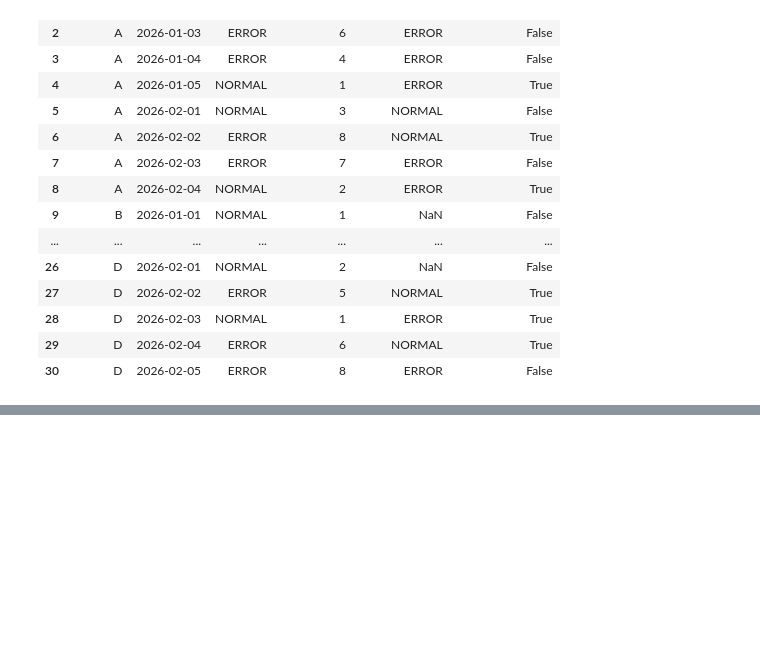
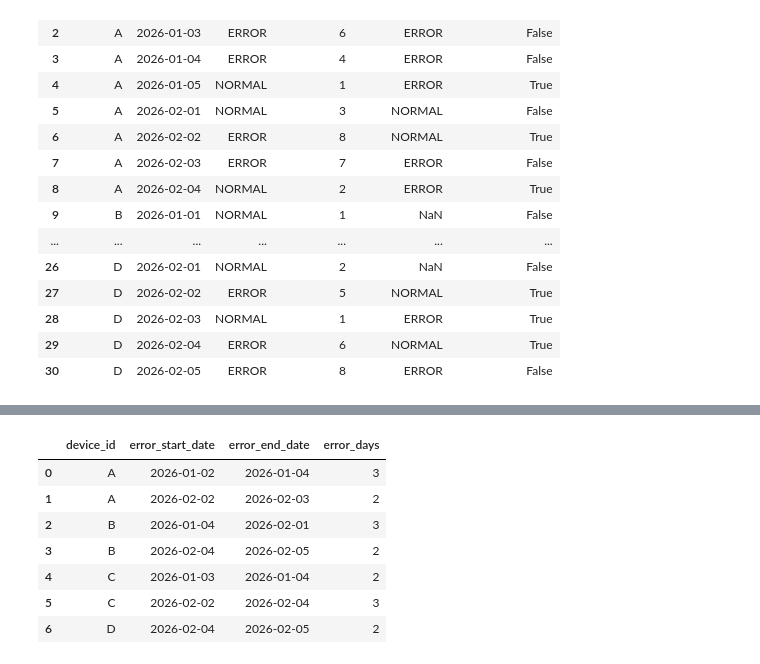
Before and after one commit to zhuimengren9527/projects, a Jupyter notebook: 02_sql_and_pandas/window_function/05_integrated_practice/01_device_daily_analysis_integrated.ipynb, the cells around one changed output, grey strips where cells are left out. Cells and saved outputs as stored; diff of their text form; code cells hidden in the pictures; blank space fills up the shorter version.

Commit message:
feat: complete status change and consecutive error analysis

```diff
--- a/02_sql_and_pandas/window_function/05_integrated_practice/01_device_daily_analysis_integrated.ipynb
+++ b/02_sql_and_pandas/window_function/05_integrated_practice/01_device_daily_analysis_integrated.ipynb
@@ -327,0 +366,88 @@ df_sql
+# %%
+
+query2 = """
+WITH status_bool AS (
+    SELECT
+        device_id,
+        stat_date,
+        status,
+        status = 'ERROR' AS status_is_error
+    FROM df
+),
+
+previous_status AS (
+    SELECT
+        device_id,
+        stat_date,
+        status,
+        status_is_error,
+        COALESCE(
+            LAG(status_is_error) OVER (
+                PARTITION BY device_id
+                ORDER BY stat_date
+            ),
+            FALSE
+        ) AS previous_is_error
+    FROM status_bool
+),
+
+start_sign_table AS (
+    SELECT
+        device_id,
+        stat_date,
+        status,
+        status_is_error,
+        CASE
+            WHEN status_is_error = TRUE
+                 AND previous_is_error = FALSE
+            THEN 1
+            ELSE 0
+        END AS error_start_sign
+    FROM previous_status
+),
+
+phase_sign_table AS (
+    SELECT
+        device_id,
+        stat_date,
+        status,
+        status_is_error,
+        SUM(error_start_sign) OVER (
+            PARTITION BY device_id
+            ORDER BY stat_date
+        ) AS phase_sign
+    FROM start_sign_table
+),
+
+final_table AS (
+    SELECT
+        device_id,
+        phase_sign,
+        MIN(stat_date) AS error_start_date,
+        MAX(stat_date) AS error_end_date,
+        COUNT(*) AS error_days
+    FROM phase_sign_table
+    WHERE status_is_error = TRUE
+    GROUP BY device_id, phase_sign
+)
+
+SELECT
+    device_id,
+    error_start_date,
+    error_end_date,
+    error_days
+FROM final_table
+WHERE error_days >= 2
+ORDER BY device_id, error_start_date;
+"""
+df_sql = duckdb.execute(query2).fetchdf()
+df_sql
+# %% [output]
+|  | device_id | error_start_date | error_end_date | error_days |
+| 0 | A | 2026-01-02 | 2026-01-04 | 3 |
+| 1 | A | 2026-02-02 | 2026-02-03 | 2 |
+| 2 | B | 2026-01-04 | 2026-02-01 | 3 |
+| 3 | B | 2026-02-04 | 2026-02-05 | 2 |
+| 4 | C | 2026-01-03 | 2026-01-04 | 2 |
+| 5 | C | 2026-02-02 | 2026-02-04 | 3 |
+| 6 | D | 2026-02-04 | 2026-02-05 | 2 |
```
Also changed, not shown: parts of 2 cells of this notebook, 1 other file.
